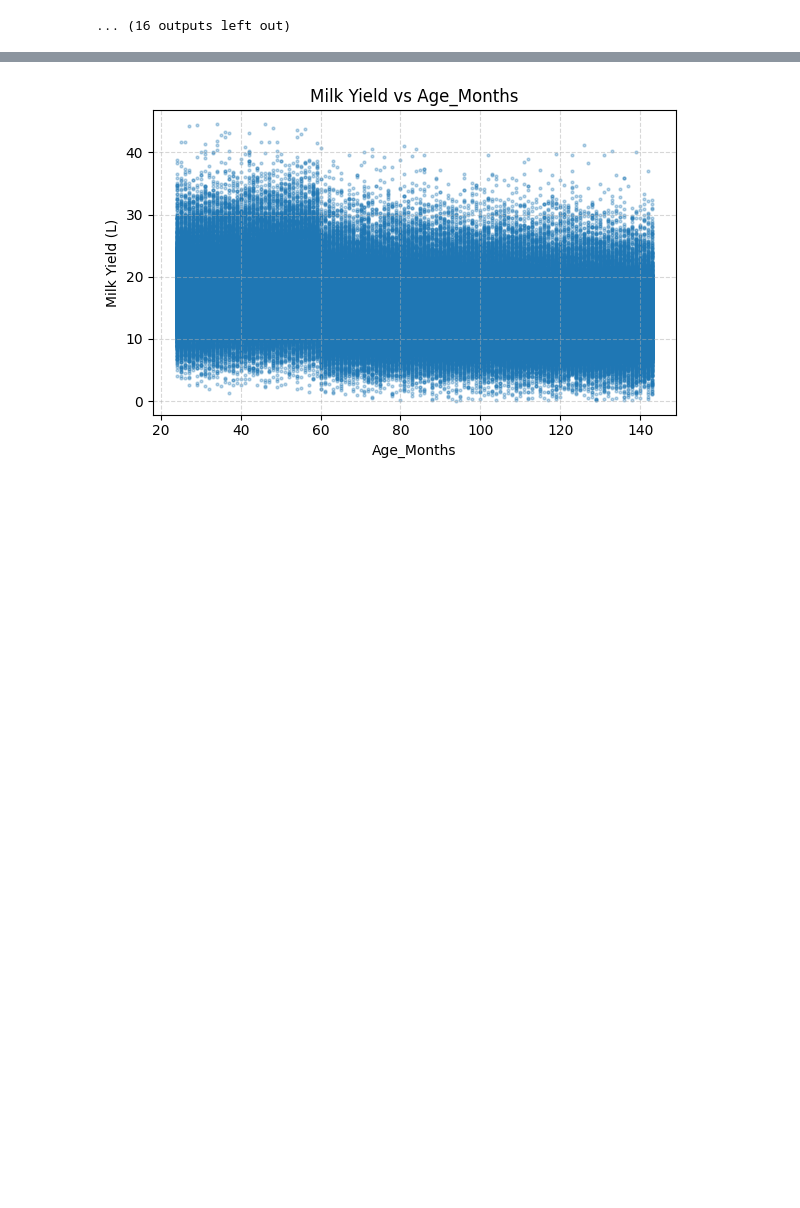
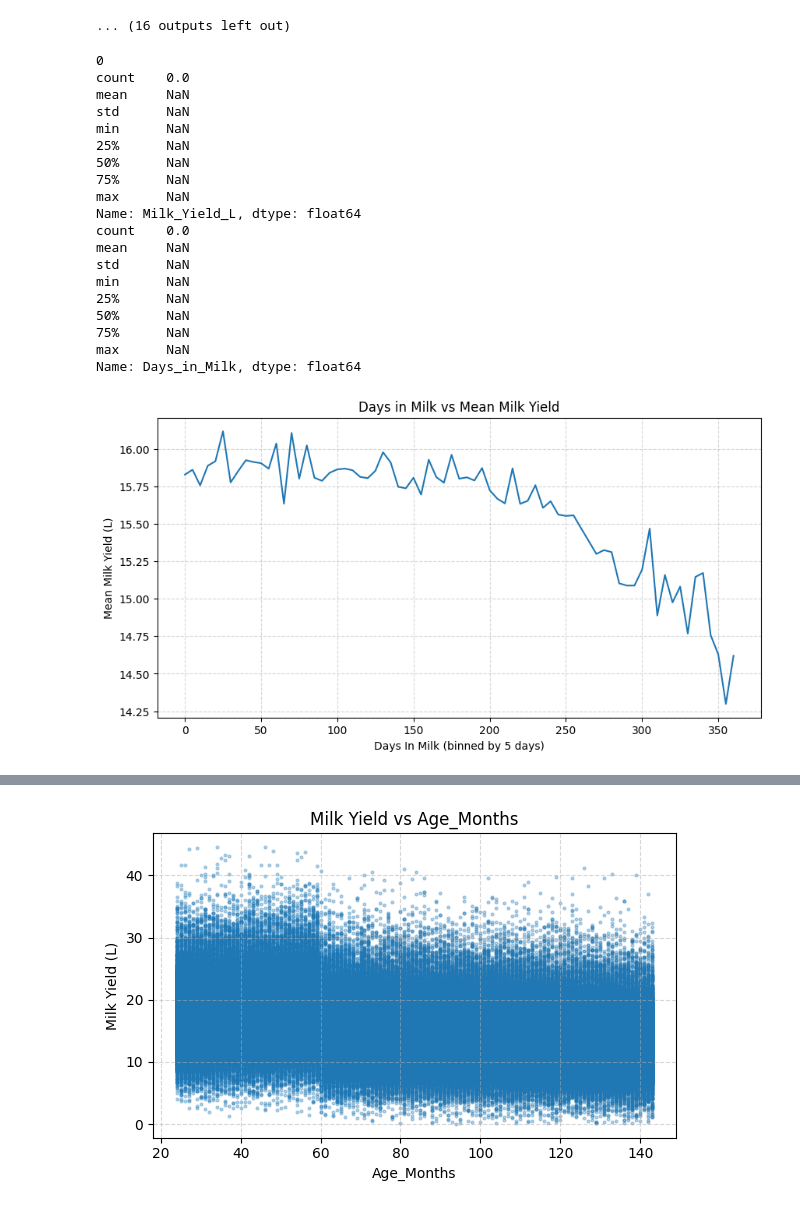
Before and after one commit to harshadeepk02/ml_course_project, a Jupyter notebook: ml_course_project.ipynb, the cells around one changed output, grey strips where cells are left out. Saved outputs shown, nothing was run; the diff lists cells and outputs as text; code cells hidden in the pictures; blank space fills up the shorter version.

```diff
--- a/ml_course_project.ipynb
+++ b/ml_course_project.ipynb
@@ -61,6 +61,12 @@ memory usage: 57.7+ MB
 
 # Dropping Cattle_ID as it is just an identifier, not useful for prediction
 df = df.drop(columns=['Cattle_ID'])
+
+# Converting our Date into a day of the year and year features, usable numeric data
+df['Date'] = pd.to_datetime(df['Date'])
+df['Day_of_Year'] = df['Date'].dt.dayofyear
+df['Year'] = df['Date'].dt.year
+df = df.drop(columns=['Date'])
 
 
 # Handling NaN values for Feed_Quantity: We will keep only KG and convert LBS to KG for NaNs, then drop LBS
@@ -82,10 +88,18 @@ for b in df['Breed'].unique():
 print("Number of negative milk yield entries being dropped:", (df['Milk_Yield_L'] < 0).sum())
 df = df[df['Milk_Yield_L'] >= 0]
 
+# Something we noticed during exploration, we have a lot of entries with Previous_Week_Avg_Yield = 0 (about 6600)
+# BUT they seem to have perfectly normal Milk_Yield_L and Days_in_Milk values, which doesn't make sense at all. How can a cow have 0
+# average yield last week but have a positive yield this week and have been in milk for many days?
+# We assume these 0s to be implicit NaNs and these cows must have missing data for their last week yield, we will impute them later
+# There may also be some association between all of these 0 previous week yields, so we will create a new feature as a flag for this
+print("Number of entries with Previous_Week_Avg_Yield = 0:", (df['Previous_Week_Avg_Yield'] == 0).sum())
 
-# Now we split our data into features and labels
-features = df.drop(columns=['Milk_Yield_L'])
-labels = df['Milk_Yield_L']
+zero_prev = df[df['Previous_Week_Avg_Yield'] == 0]
+print(zero_prev['Milk_Yield_L'].describe())
+print(zero_prev['Days_in_Milk'].describe())
+
+df['Previous_Week_Avg_Yield'] = df['Previous_Week_Avg_Yield'].replace(0, np.nan)
 # %% [output]
 Number of missing values after lb to kg conversion (we may need to handle with imputation later): 16760
 'Holstein'
@@ -196,3 +254,48 @@ Numeric columns: 27
 [figure]
 [figure]
 ... (16 outputs left out)
+# %%
+# RANDOM DATA EXPLORATION
+
+# Testing the previous week zero yield entries here
+zero_prev = df[df['Previous_Week_Avg_Yield'] == 0]
+print(len(zero_prev))
+print(zero_prev['Milk_Yield_L'].describe())
+print(zero_prev['Days_in_Milk'].describe())
+
+
+
+# We are taking a look at Days in Milk to see where the biggest falloff in milk yield happens
+# Bin Days_in_Milk into groups (every 5 days)
+df['DIM_bin'] = (df['Days_in_Milk'] // 5) * 5
+
+curve = df.groupby('DIM_bin')['Milk_Yield_L'].mean()
+plt.figure(figsize=(10,5))
+plt.plot(curve.index, curve.values)
+plt.xlabel("Days In Milk (binned by 5 days)")
+plt.ylabel("Mean Milk Yield (L)")
+plt.title("Days in Milk vs Mean Milk Yield")
+plt.grid(True, linestyle='--', alpha=0.5)
+plt.show()
+# Looks like it happens around 250 days, starting to drop off at 200 days
+# %% [output]
+0
+count    0.0
+mean     NaN
+std      NaN
+min      NaN
+25%      NaN
+50%      NaN
+75%      NaN
+max      NaN
+Name: Milk_Yield_L, dtype: float64
+count    0.0
+mean     NaN
+std      NaN
+min      NaN
+25%      NaN
+50%      NaN
+75%      NaN
+max      NaN
+Name: Days_in_Milk, dtype: float64
+[figure, added]
```
Also changed, not shown: parts of 5 cells of this notebook.
